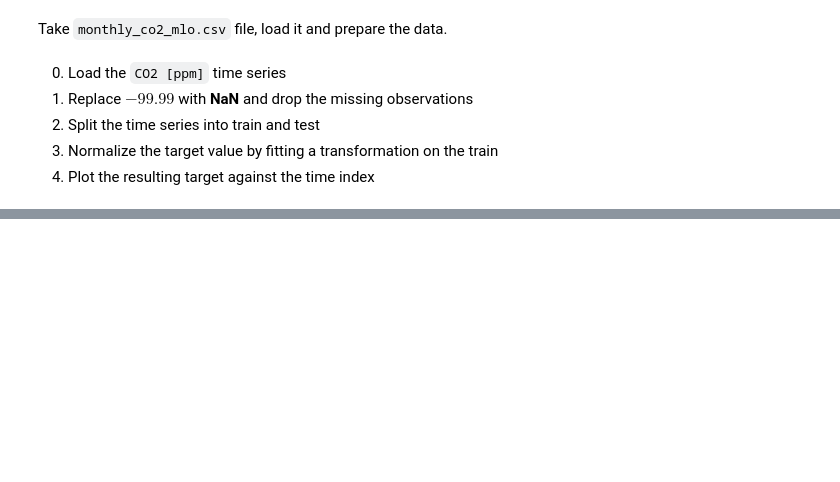
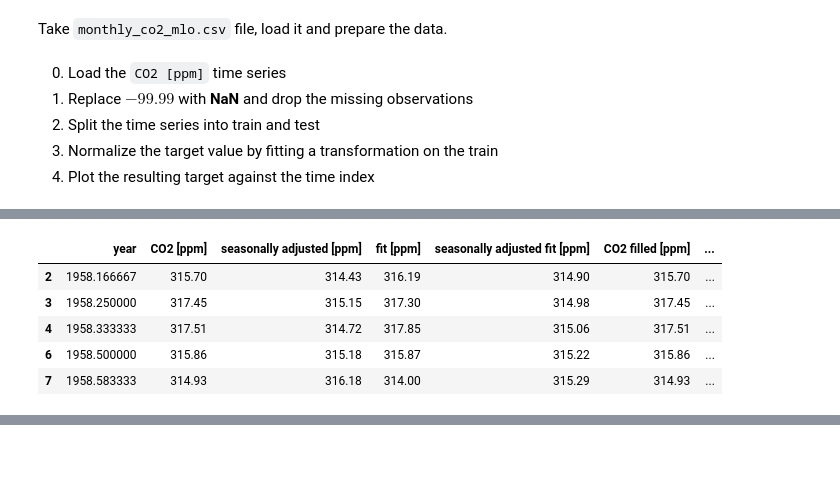
Before and after one commit to SemyonAbramov/MachineLearning_SK, a Jupyter notebook: HW3/ML2019HW03-part1.ipynb, the cells around one changed output, grey strips where cells are left out. Saved outputs shown, nothing was run; the diff lists cells and outputs as text; code cells hidden in the pictures; blank space fills up the shorter version.

```diff
--- a/HW3/ML2019HW03-part1.ipynb
+++ b/HW3/ML2019HW03-part1.ipynb
@@ -334,0 +342,11 @@ from sklearn.preprocessing import StandardScaler
+# %%
+dt[dt==-99.99]=np.nan
+dt = dt.dropna()
+dt.head()
+# %% [output]
+|  | year | CO2 [ppm] | seasonally adjusted [ppm] | fit [ppm] | seasonally adjusted fit [ppm] | CO2 filled [ppm] | ... |
+| 2 | 1958.166667 | 315.70 | 314.43 | 316.19 | 314.90 | 315.70 | ... |
+| 3 | 1958.250000 | 317.45 | 315.15 | 317.30 | 314.98 | 317.45 | ... |
+| 4 | 1958.333333 | 317.51 | 314.72 | 317.85 | 315.06 | 317.51 | ... |
+| 6 | 1958.500000 | 315.86 | 315.18 | 315.87 | 315.22 | 315.86 | ... |
+| 7 | 1958.583333 | 314.93 | 316.18 | 314.00 | 315.29 | 314.93 | ... |
```
Also changed, not shown: parts of 9 cells of this notebook.
